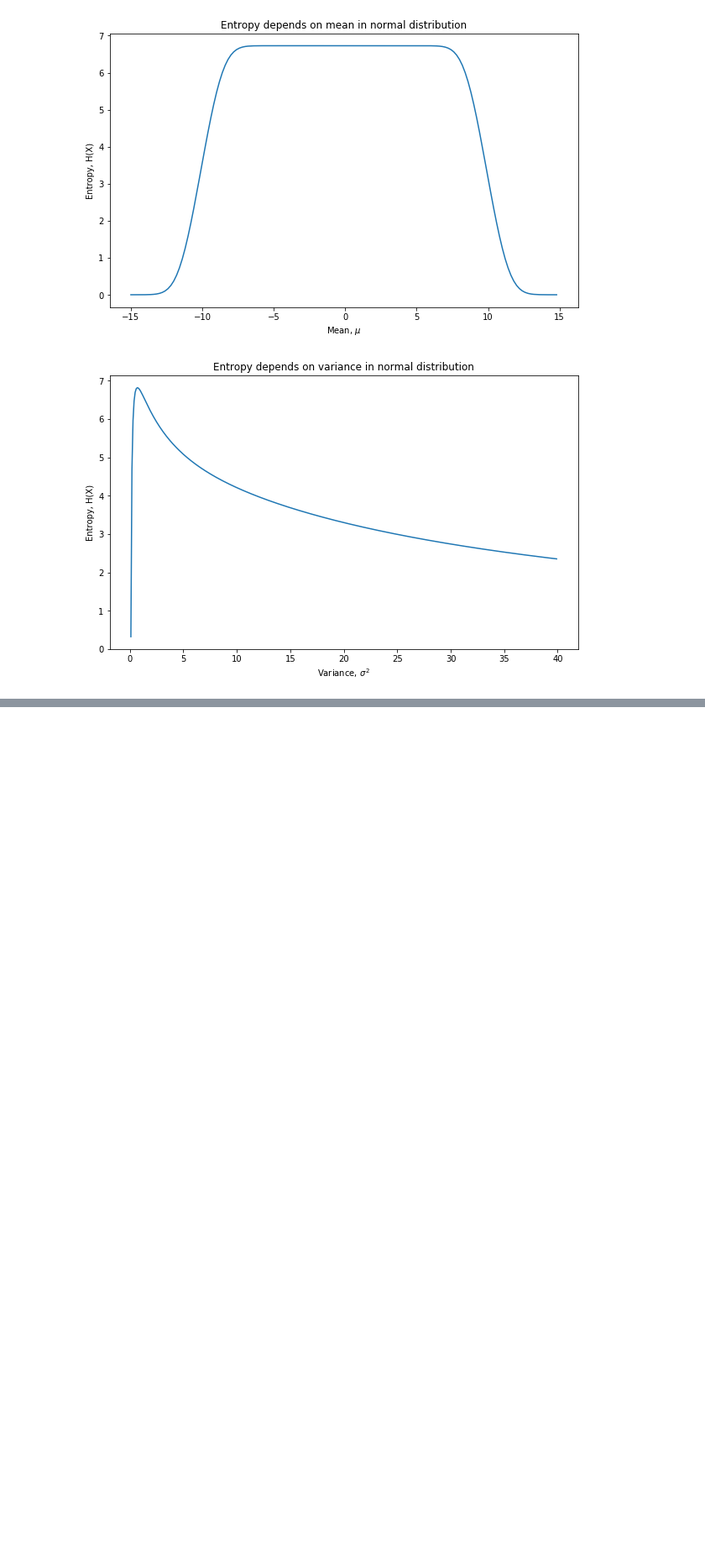
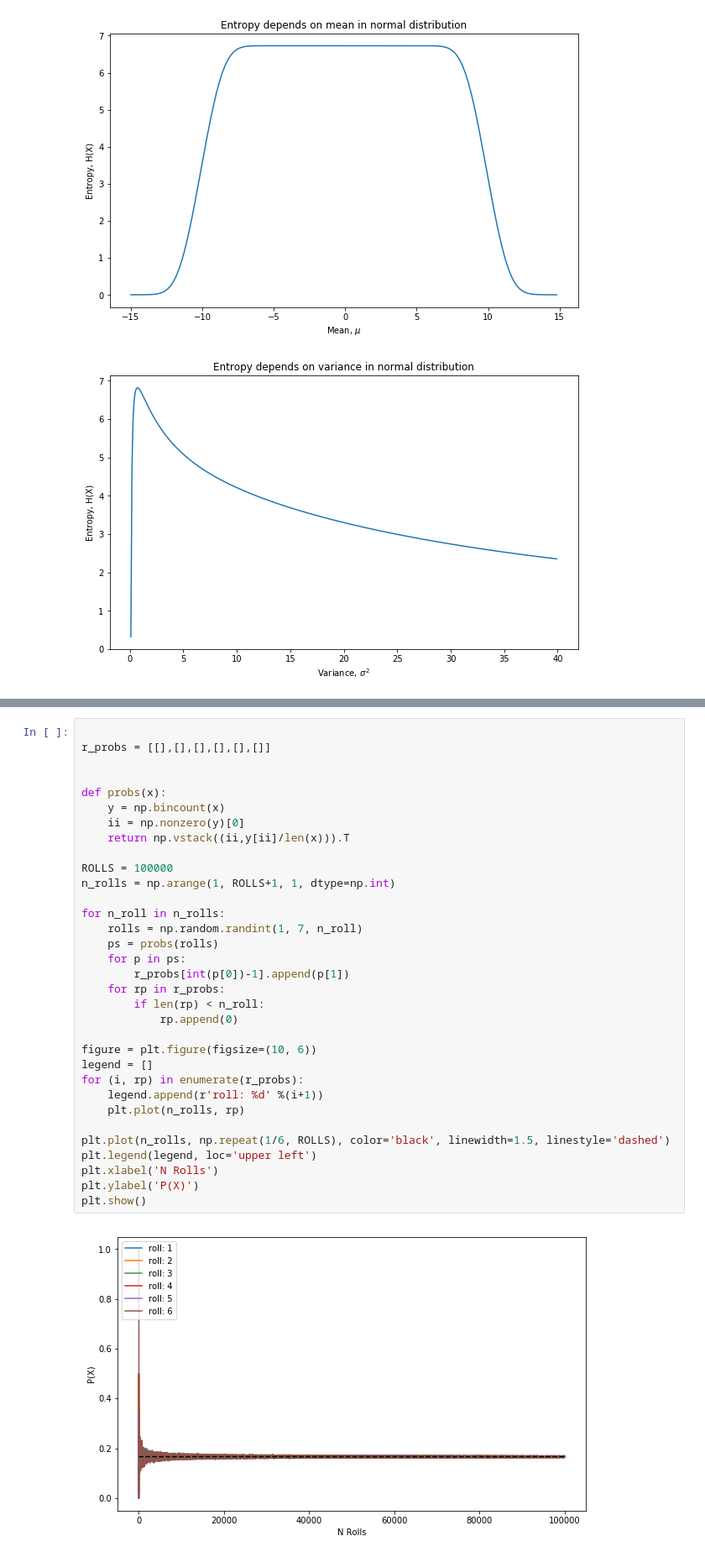
Before and after one commit to MoonL1ght/ML-Things, a Jupyter notebook: Math/Probability Theory and Statistics.ipynb, the cells around one changed output, grey strips where cells are left out. Shown at 84% size. Cells and saved outputs as stored; diff of their text form; blank space fills up the shorter version.

```diff
--- a/Math/Probability Theory and Statistics.ipynb
+++ b/Math/Probability Theory and Statistics.ipynb
@@ -70,0 +91,35 @@ plt.show()
+# %%
+
+r_probs = [[],[],[],[],[],[]]
+
+
+def probs(x):
+    y = np.bincount(x)
+    ii = np.nonzero(y)[0]
+    return np.vstack((ii,y[ii]/len(x))).T
+
+ROLLS = 100000
+n_rolls = np.arange(1, ROLLS+1, 1, dtype=np.int)
+
+for n_roll in n_rolls:
+    rolls = np.random.randint(1, 7, n_roll)
+    ps = probs(rolls)
+    for p in ps:
+        r_probs[int(p[0])-1].append(p[1])
+    for rp in r_probs:
+        if len(rp) < n_roll:
+            rp.append(0)
+
+figure = plt.figure(figsize=(10, 6))
+legend = []
+for (i, rp) in enumerate(r_probs):
+    legend.append(r'roll: %d' %(i+1))
+    plt.plot(n_rolls, rp)
+
+plt.plot(n_rolls, np.repeat(1/6, ROLLS), color='black', linewidth=1.5, linestyle='dashed')
+plt.legend(legend, loc='upper left')
+plt.xlabel('N Rolls')
+plt.ylabel('P(X)')
+plt.show()
+# %% [output]
+[figure, added]
```
Also changed, not shown: parts of 3 cells of this notebook.
